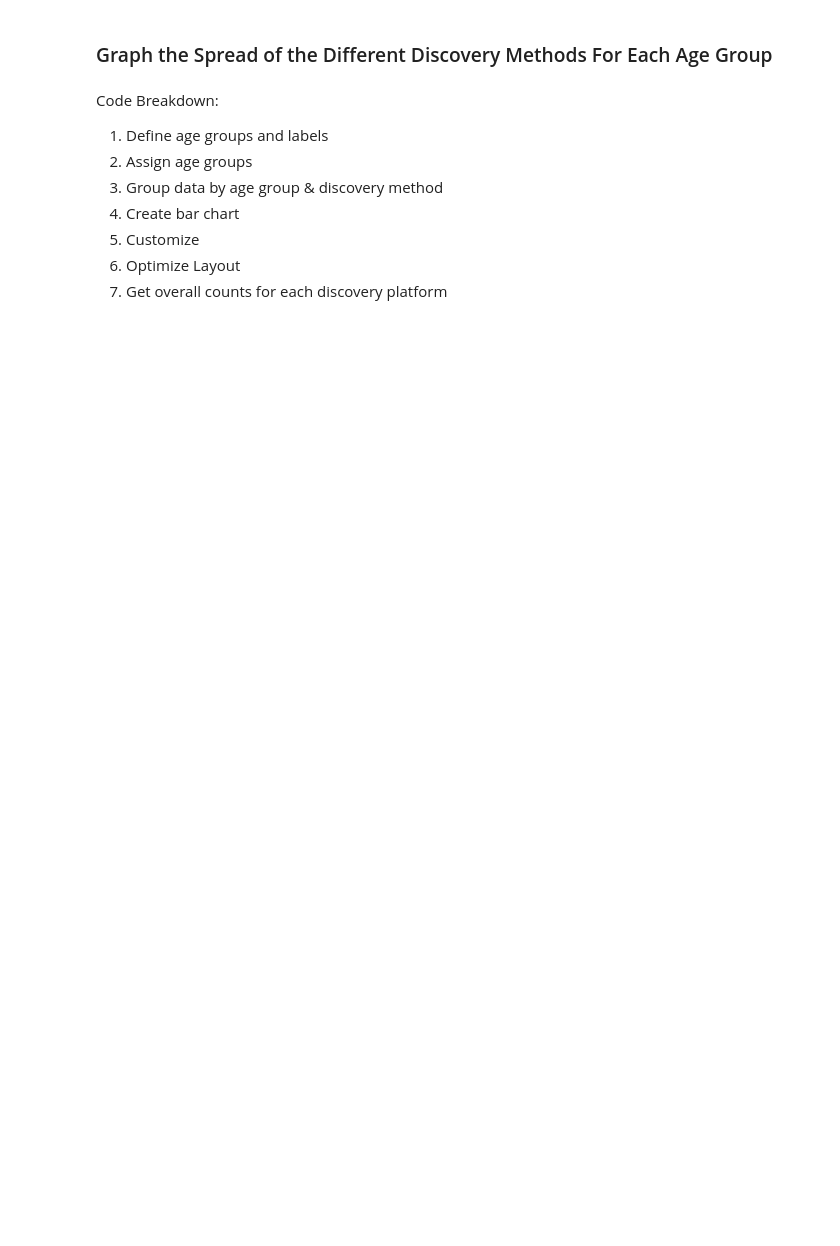
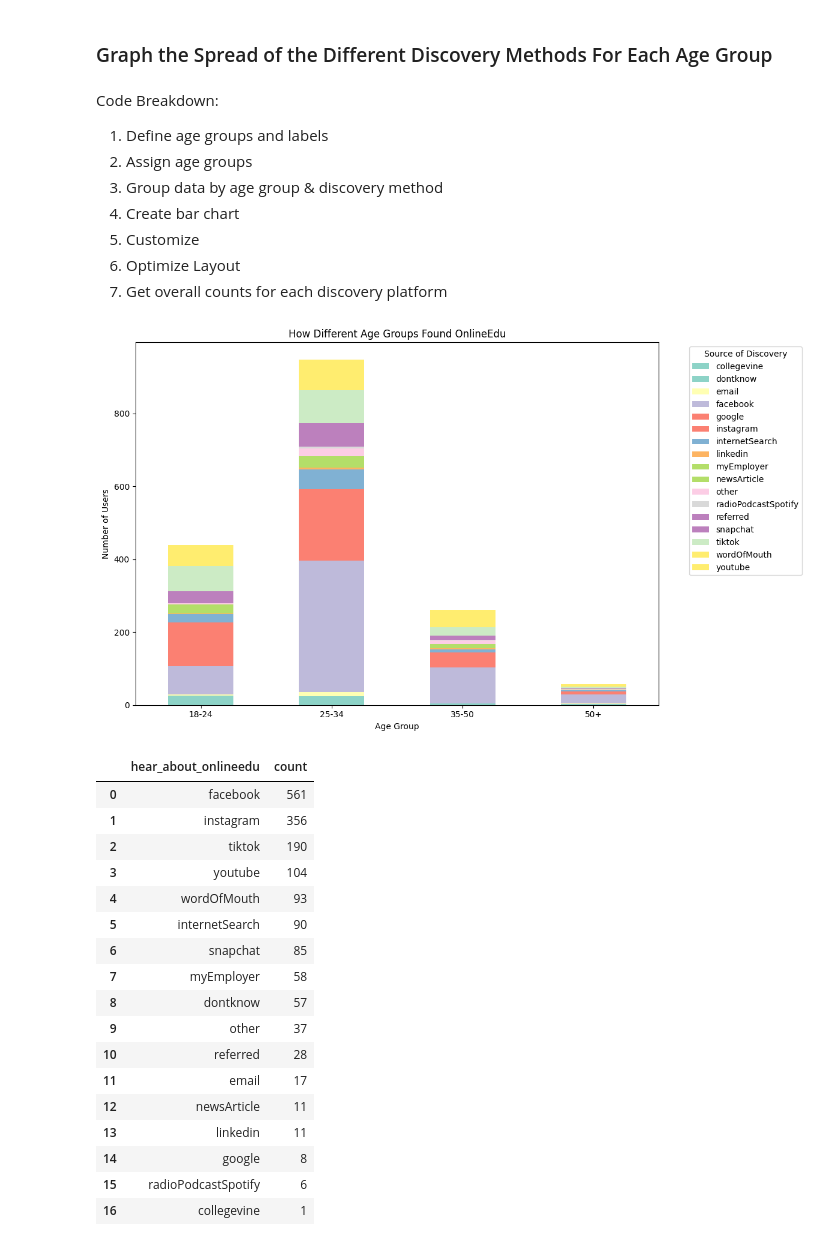
Before and after one commit to emily-l-torres/OnlineEdu, a Jupyter notebook: OnlineEdu_Academic_Affairs_Analysis.ipynb, the cells around one changed output. Saved outputs shown, nothing was run; the diff lists cells and outputs as text; code cells hidden in the pictures; blank space fills up the shorter version.

```diff
--- a/OnlineEdu_Academic_Affairs_Analysis.ipynb
+++ b/OnlineEdu_Academic_Affairs_Analysis.ipynb
@@ -917,29 +1193,49 @@ Code Breakdown:
 # %%
 # Step 1
 age_bins = [18, 24, 34, 50, float('inf')]  # Bins for 18-24, 25-34, 35-50, 50+
 age_labels = ['18-24', '25-34', '35-50', '50+']  # Labels for each bin
 
 # Step 2
 demo_engagement_data['age_group'] = pd.cut(demo_engagement_data['age'], bins=age_bins, labels=age_labels, right=False)
 
 # Step 3
-grouped_data = demo_engagement_data.groupby(['age_group', 'hear_about_OnlineEdu']).size().unstack().fillna(0)
+grouped_data = demo_engagement_data.groupby(['age_group', 'hear_about_onlineedu']).size().unstack().fillna(0)
 
 # Step 4
 grouped_data.plot(kind='bar', stacked=True, figsize=(12, 7), colormap='Set3')
 
 # Step 5
 plt.title('How Different Age Groups Found OnlineEdu')
 plt.xlabel('Age Group')
 plt.ylabel('Number of Users')
 plt.xticks(rotation=0)  # Keeps the x-axis labels straight
 plt.legend(title='Source of Discovery', bbox_to_anchor=(1.05, 1), loc='upper left')
 
 # Step 6
 plt.tight_layout()  # Ensures nothing gets cut off
 plt.show()
 
 # Step 7
-platform_counts = demo_data['hear_about_OnlineEdu'].value_counts()
+platform_counts = demo_data['hear_about_onlineedu'].value_counts()
 platform_counts = pd.DataFrame(platform_counts).reset_index()
 platform_counts
+# %% [output]
+[figure, added]
+|  | hear_about_onlineedu | count |
+| 0 | facebook | 561 |
+| 1 | instagram | 356 |
+| 2 | tiktok | 190 |
+| 3 | youtube | 104 |
+| 4 | wordOfMouth | 93 |
+| 5 | internetSearch | 90 |
+| 6 | snapchat | 85 |
+| 7 | myEmployer | 58 |
+| 8 | dontknow | 57 |
+| 9 | other | 37 |
+| 10 | referred | 28 |
+| 11 | email | 17 |
+| 12 | newsArticle | 11 |
+| 13 | linkedin | 11 |
+| 14 | google | 8 |
+| 15 | radioPodcastSpotify | 6 |
+| 16 | collegevine | 1 |
```
Also changed, not shown: parts of 32 cells of this notebook.
